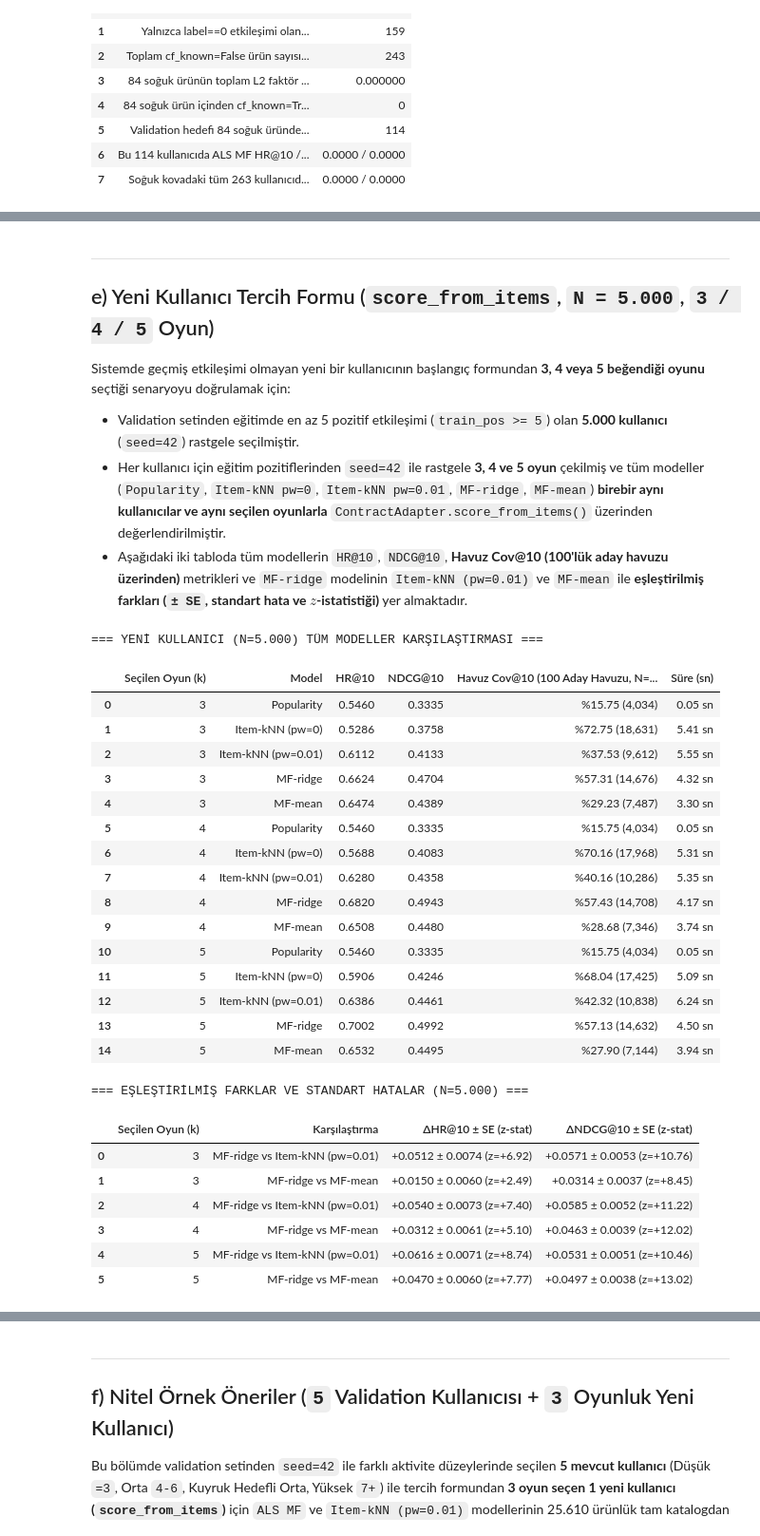
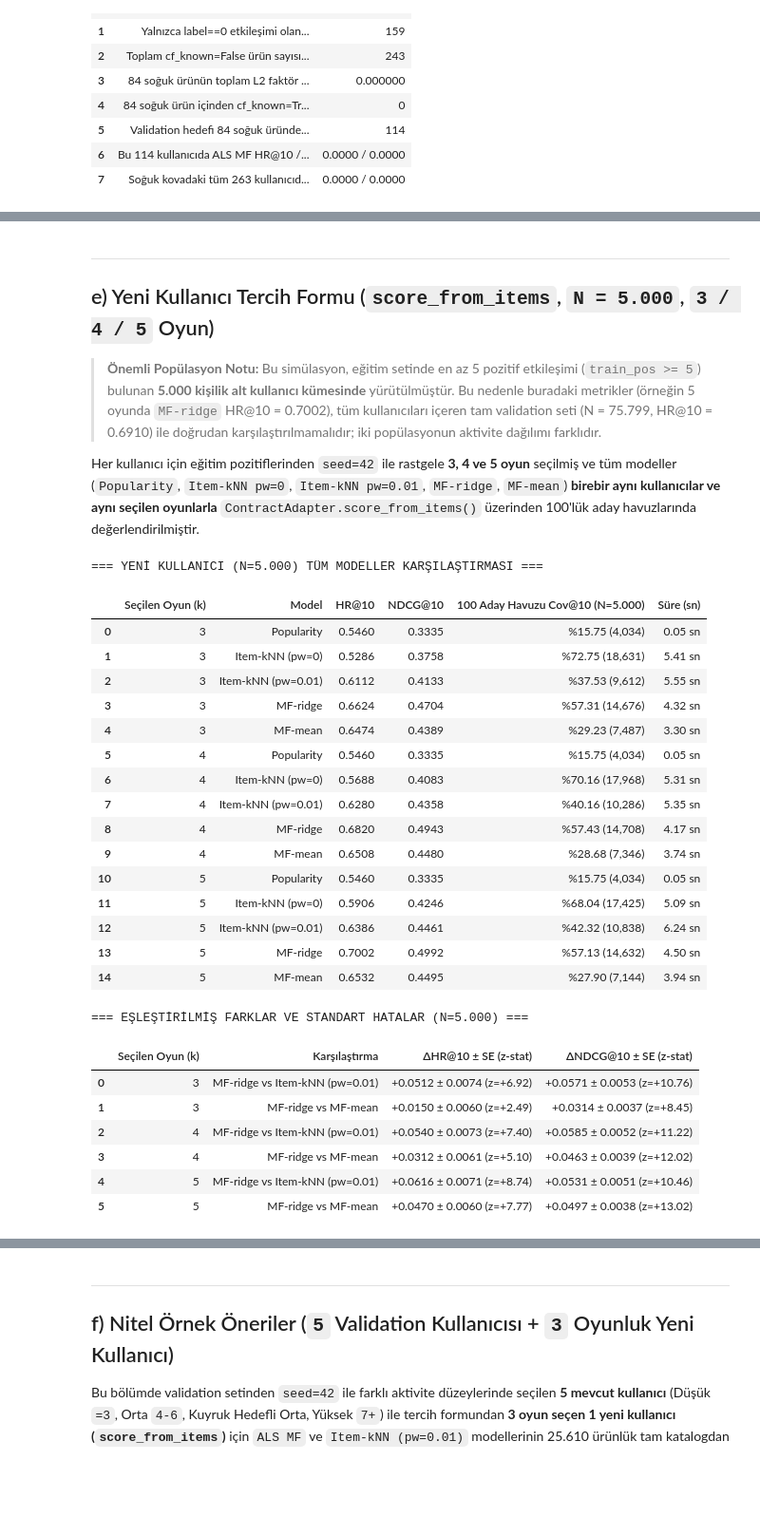
Before and after one commit to aslihanakan/CF_RECOMMENDER, a Jupyter notebook: notebooks/03_mf.ipynb, the cells around one changed output, grey strips where cells are left out. Shown at 95% size. Drawn from its saved outputs; the diff is of its cells as text; code cells hidden in the pictures; blank space fills up the shorter version.

```diff
--- a/notebooks/03_mf.ipynb
+++ b/notebooks/03_mf.ipynb
@@ -209,10 +270,9 @@ display(df_timing_disp)
 ---
 ## e) Yeni Kullanıcı Tercih Formu (`score_from_items`, `N = 5.000`, `3 / 4 / 5` Oyun)
 
-Sistemde geçmiş etkileşimi olmayan yeni bir kullanıcının başlangıç formundan **3, 4 veya 5 beğendiği oyunu** seçtiği senaryoyu doğrulamak için:
-- Validation setinden eğitimde en az 5 pozitif etkileşimi (`train_pos >= 5`) olan **5.000 kullanıcı** (`seed=42`) rastgele seçilmiştir.
-- Her kullanıcı için eğitim pozitiflerinden `seed=42` ile rastgele **3, 4 ve 5 oyun** çekilmiş ve tüm modeller (`Popularity`, `Item-kNN pw=0`, `Item-kNN pw=0.01`, `MF-ridge`, `MF-mean`) **birebir aynı kullanıcılar ve aynı seçilen oyunlarla** `ContractAdapter.score_from_items()` üzerinden değerlendirilmiştir.
-- Aşağıdaki iki tabloda tüm modellerin `HR@10`, `NDCG@10`, **Havuz Cov@10 (100'lük aday havuzu üzerinden)** metrikleri ve `MF-ridge` modelinin `Item-kNN (pw=0.01)` ve `MF-mean` ile **eşleştirilmiş farkları (`± SE`, standart hata ve $z$-istatistiği)** yer almaktadır.
+> **Önemli Popülasyon Notu:** Bu simülasyon, eğitim setinde en az 5 pozitif etkileşimi (`train_pos >= 5`) bulunan **5.000 kişilik alt kullanıcı kümesinde** yürütülmüştür. Bu nedenle buradaki metrikler (örneğin 5 oyunda `MF-ridge` HR@10 = 0.7002), tüm kullanıcıları içeren tam validation seti (N = 75.799, HR@10 = 0.6910) ile doğrudan karşılaştırılmamalıdır; iki popülasyonun aktivite dağılımı farklıdır.
+
+Her kullanıcı için eğitim pozitiflerinden `seed=42` ile rastgele **3, 4 ve 5 oyun** seçilmiş ve tüm modeller (`Popularity`, `Item-kNN pw=0`, `Item-kNN pw=0.01`, `MF-ridge`, `MF-mean`) **birebir aynı kullanıcılar ve aynı seçilen oyunlarla** `ContractAdapter.score_from_items()` üzerinden 100'lük aday havuzlarında değerlendirilmiştir.
 # %%
 df_nu = pd.read_csv(PROJECT_ROOT / 'results' / 'mf_val_new_user_all_models.csv')
 df_nu_diffs = pd.read_csv(PROJECT_ROOT / 'results' / 'mf_val_new_user_paired_diffs.csv')
@@ -220,35 +280,35 @@ df_nu_diffs = pd.read_csv(PROJECT_ROOT / 'results' / 'mf_val_new_user_paired_dif
 df_nu_disp = pd.DataFrame({
     'Seçilen Oyun (k)': df_nu['n_games'],
     'Model': df_nu['model'],
     'HR@10': df_nu['hr_at_10'].map(lambda x: f'{x:.4f}'),
     'NDCG@10': df_nu['ndcg_at_10'].map(lambda x: f'{x:.4f}'),
-    'Havuz Cov@10 (100 Aday Havuzu, N=5.000)': [
+    '100 Aday Havuzu Cov@10 (N=5.000)': [
         f"%{c:.2f} ({u:,})" for c, u in zip(df_nu['pool_cov_at_10_pct'], df_nu['pool_cov_at_10_n'])
     ],
     'Süre (sn)': df_nu['elapsed_seconds'].map(lambda x: f'{x:.2f} sn'),
 })
 print('=== YENİ KULLANICI (N=5.000) TÜM MODELLER KARŞILAŞTIRMASI ===')
 display(df_nu_disp)
 
 df_diffs_disp = pd.DataFrame({
     'Seçilen Oyun (k)': df_nu_diffs['n_games'],
     'Karşılaştırma': df_nu_diffs['comparison'],
     'ΔHR@10 ± SE (z-stat)': [
         f"{d:+.4f} ± {se:.4f} (z={z:+.2f})" for d, se, z in zip(
             df_nu_diffs['diff_hr_at_10'], df_nu_diffs['se_hr_at_10'], df_nu_diffs['z_hr']
         )
     ],
     'ΔNDCG@10 ± SE (z-stat)': [
         f"{d:+.4f} ± {se:.4f} (z={z:+.2f})" for d, se, z in zip(
             df_nu_diffs['diff_ndcg_at_10'], df_nu_diffs['se_ndcg_at_10'], df_nu_diffs['z_ndcg']
         )
     ],
 })
 print('\n=== EŞLEŞTİRİLMİŞ FARKLAR VE STANDART HATALAR (N=5.000) ===')
 display(df_diffs_disp)
 # %% [output]
 === YENİ KULLANICI (N=5.000) TÜM MODELLER KARŞILAŞTIRMASI ===
-|  | Seçilen Oyun (k) | Model | HR@10 | NDCG@10 | Havuz Cov@10 (100 Aday Havuzu, N=... | Süre (sn) |
+|  | Seçilen Oyun (k) | Model | HR@10 | NDCG@10 | 100 Aday Havuzu Cov@10 (N=5.000) | Süre (sn) |
 | 0 | 3 | Popularity | 0.5460 | 0.3335 | %15.75 (4,034) | 0.05 sn |
 | 1 | 3 | Item-kNN (pw=0) | 0.5286 | 0.3758 | %72.75 (18,631) | 5.41 sn |
 | 2 | 3 | Item-kNN (pw=0.01) | 0.6112 | 0.4133 | %37.53 (9,612) | 5.55 sn |
```
Also changed, not shown: parts of 17 cells of this notebook, 5 other files.
